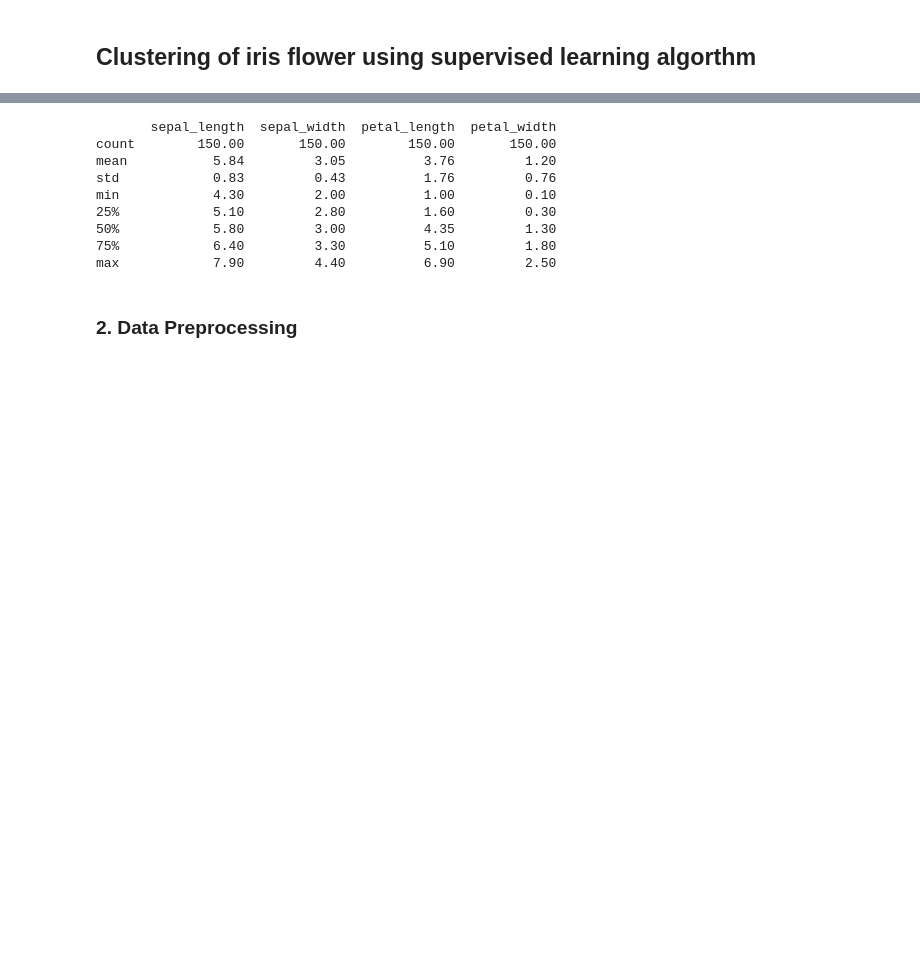
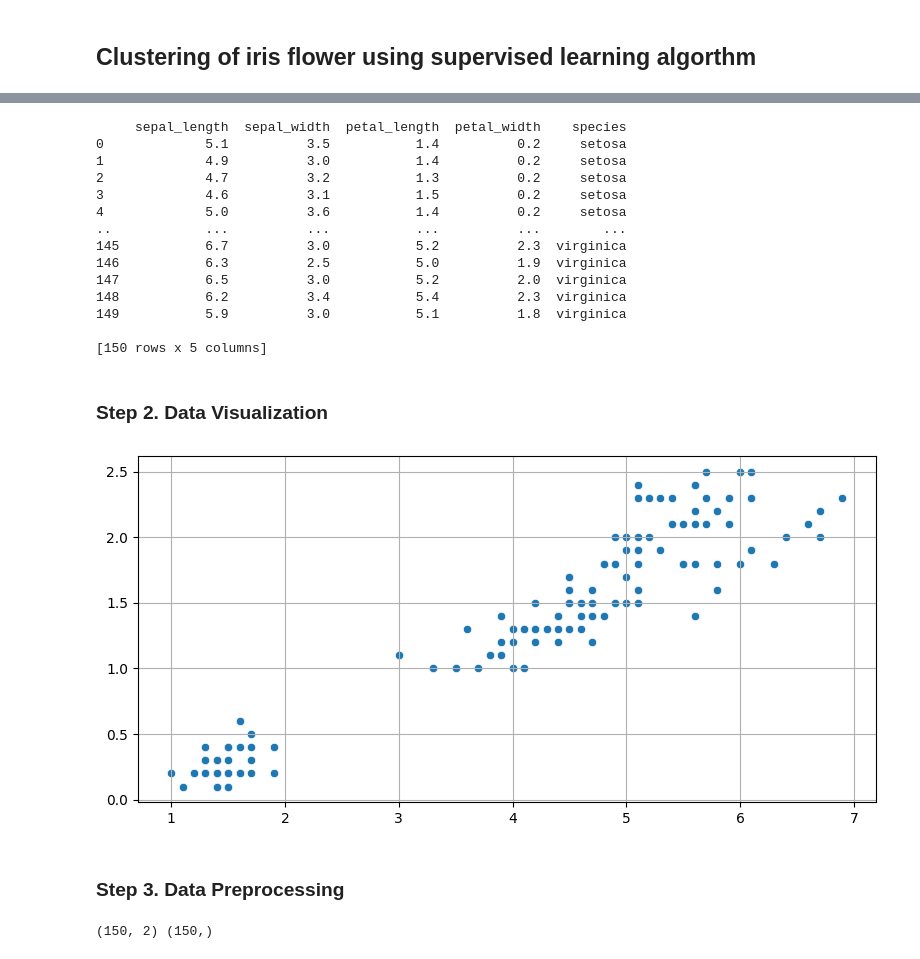
Before and after one commit to kusin/bahan-ajar-ML, a Jupyter notebook: Pertemuan 8 dan 9 - Klastering Data/unsupervised_learning.ipynb, the cells around one changed output, grey strips where cells are left out. Saved outputs shown, nothing was run; the diff lists cells and outputs as text; code cells hidden in the pictures; blank space fills up the shorter version.

```diff
--- a/Pertemuan 8 dan 9 - Klastering Data/unsupervised_learning.ipynb
+++ b/Pertemuan 8 dan 9 - Klastering Data/unsupervised_learning.ipynb
@@ -20,3 +23,4 @@ from sklearn.cluster import KMeans
 # %%
-# load dataset
-dataset = pd.read_csv("../dataset/dataset_iris.csv")# show dataset
+# load-dataset
+dataset = sns.load_dataset("iris")
+dataset.info()
@@ -23,22 +40,56 @@ dataset = pd.read_csv("../dataset/dataset_iris.csv")# show dataset
 # %%
-# show metadata
-print(np.round(dataset.describe(),2))
+# show data dataset
+print(dataset)
 # %% [output]
-       sepal_length  sepal_width  petal_length  petal_width
-count        150.00       150.00        150.00       150.00
-mean           5.84         3.05          3.76         1.20
-std            0.83         0.43          1.76         0.76
-min            4.30         2.00          1.00         0.10
-25%            5.10         2.80          1.60         0.30
-50%            5.80         3.00          4.35         1.30
-75%            6.40         3.30          5.10         1.80
-max            7.90         4.40          6.90         2.50
+     sepal_length  sepal_width  petal_length  petal_width    species
+0             5.1          3.5           1.4          0.2     setosa
+1             4.9          3.0           1.4          0.2     setosa
+2             4.7          3.2           1.3          0.2     setosa
+3             4.6          3.1           1.5          0.2     setosa
+4             5.0          3.6           1.4          0.2     setosa
+..            ...          ...           ...          ...        ...
+145           6.7          3.0           5.2          2.3  virginica
+146           6.3          2.5           5.0          1.9  virginica
+147           6.5          3.0           5.2          2.0  virginica
+148           6.2          3.4           5.4          2.3  virginica
+149           5.9          3.0           5.1          1.8  virginica
+
+[150 rows x 5 columns]
 # %% [markdown]
-### 2. Data Preprocessing
+### Step 2. Data Visualization
+# %%
+# function scatter plot
+def scatter(data, x, y):
+
+  # create scatter plots
+  fig, ax = plt.subplots(figsize = (8,4))
+  sns.scatterplot(data=data, x=x, y=y)
+
+  # set labels
+  ax.set_title("", fontsize=14)
+  ax.set_xlabel("", fontsize=12)
+  ax.set_ylabel("", fontsize=12)
+  ax.grid(True)
+
+  # return values
+  plt.tight_layout()
+  plt.show()
+# %%
+# call func scatterplot
+scatter(dataset, "petal_length", "petal_width")
+# %% [output]
+[figure, added]
+# %% [markdown]
+### Step 3. Data Preprocessing
 # %%
-# Set features and Labels
-x = dataset[["sepal_length","sepal_width","petal_length","petal_width"]].values
+# Set features and Label
+x = dataset[["petal_length","petal_width"]].values
 y = dataset["species"].values
+
+# show features and label
+print(x.shape, y.shape)
+# %% [output]
+(150, 2) (150,)
 # %%
 # normalize features
 scaler = MinMaxScaler(feature_range=(0, 1))
```
Also changed, not shown: parts of 23 cells of this notebook, 8 other files.
